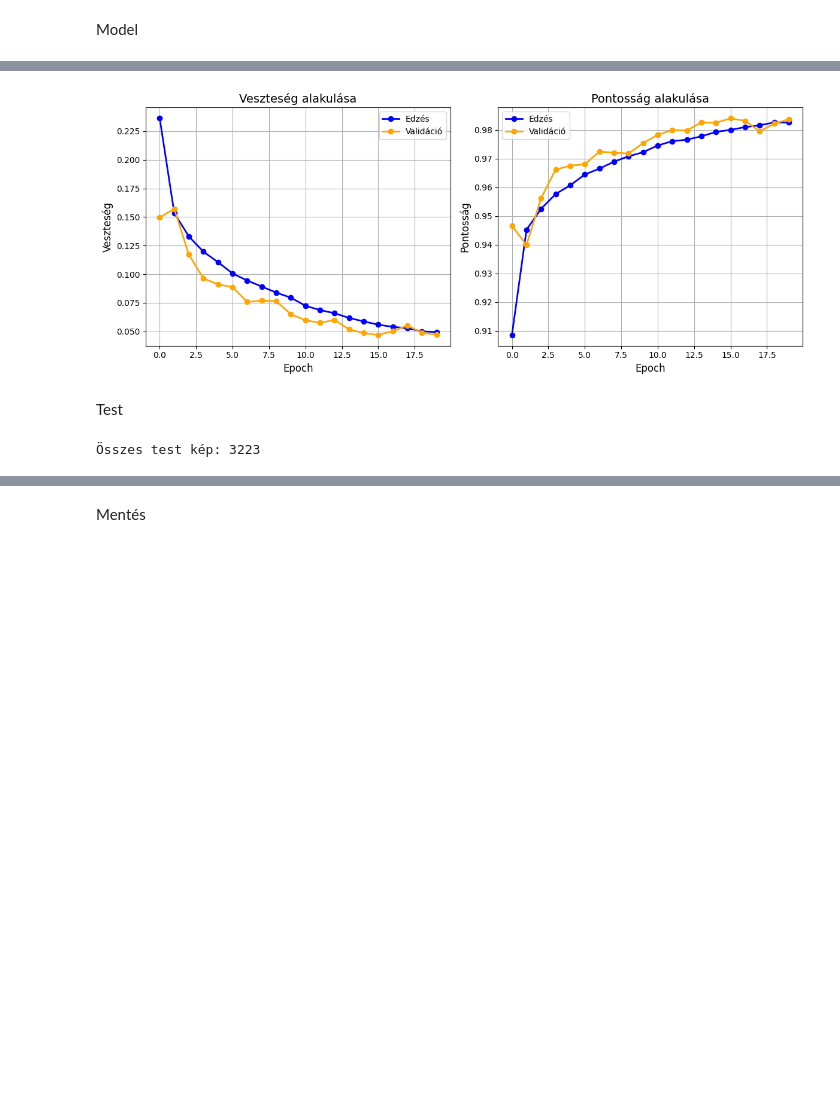
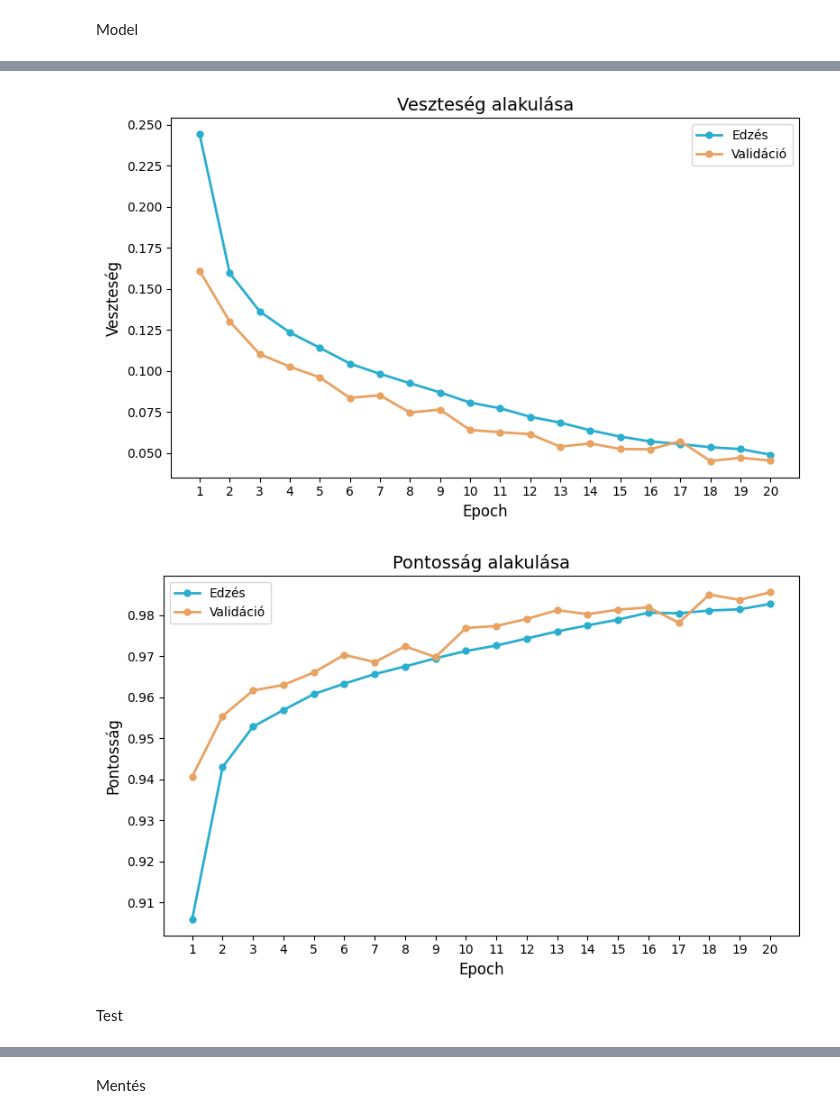
Before and after one commit to szeder1/Szakdolgozat_BSc, a Jupyter notebook: CNN/Model/cnnEyes.ipynb, the cells around one changed output, grey strips where cells are left out. Cells and saved outputs as stored; diff of their text form; code cells hidden in the pictures; blank space fills up the shorter version.

```diff
--- a/CNN/Model/cnnEyes.ipynb
+++ b/CNN/Model/cnnEyes.ipynb
@@ -53,0 +75,9 @@ print("Összes kép:", len(df))
+# %%
+full_df = pd.concat([df, test_df], ignore_index=True)
+
+lab = full_df["label"].value_counts()
+
+labels = lab.index.map({
+    "open_eyes": "Nyitott szemek",
+    "close_eyes": "Zárt szemek"
+})
@@ -57,11 +99,11 @@ Előkészítés
 transform_train = transforms.Compose([
     transforms.Grayscale(num_output_channels=1),
     transforms.Resize((224, 224)),
+    transforms.RandomHorizontalFlip(p=0.5),
+    #transforms.RandomApply([transforms.GaussianBlur(kernel_size=3)], p=0.2),
+    #transforms.RandomApply([transforms.RandomAffine(degrees=0, translate=(0.05, 0.05))], p=0.3),
     transforms.ToTensor(),
-    transforms.Normalize([0.5], [0.5]),
-    transforms.RandomHorizontalFlip(p=0.5)
-    #transforms.RandomApply([transforms.RandomRotation(10)], p=0.5),
-    #transforms.ColorJitter(contrast=0.3, brightness=0.2)
+    transforms.Normalize([0.5], [0.5])
 ])
 
 transform_val = transforms.Compose([
@@ -237,50 +330,34 @@ F1-score: 0.9839
 # %%
-epochs_range = range(num_epochs)
+epochs_range = range(1, num_epochs + 1)
 
-plt.figure(figsize=(12, 5))
-
-plt.subplot(1, 2, 1)
-plt.plot(epochs_range, train_losses, label="Edzés", marker="o", markersize=6, linewidth=2, color='blue')
-plt.plot(epochs_range, val_losses, label="Validáció", marker="o", markersize=6, linewidth=2, color='orange')
+plt.figure(figsize=(8, 5))
+plt.plot(epochs_range, train_losses, label="Edzés", marker="o", markersize=5, linewidth=2, color='#2AAECF')
+plt.plot(epochs_range, val_losses, label="Validáció", marker="o", markersize=5, linewidth=2, color='#E8A262')
 plt.xlabel("Epoch", fontsize=12)
 plt.ylabel("Veszteség", fontsize=12)
 plt.title("Veszteség alakulása", fontsize=14)
 plt.legend(fontsize=10)
-plt.grid(True)
+plt.xticks(ticks=epochs_range)
+#plt.grid(True)
+plt.tight_layout()
+plt.show()
 
-plt.subplot(1, 2, 2)
-plt.plot(epochs_range, train_accuracies, label="Edzés", marker="o", markersize=6, linewidth=2, color='blue')
-plt.plot(epochs_range, val_accuracies, label="Validáció", marker="o", markersize=6, linewidth=2, color='orange')
+plt.figure(figsize=(8, 5))
+plt.plot(epochs_range, train_accuracies, label="Edzés", marker="o", markersize=5, linewidth=2, color='#2AAECF')
+plt.plot(epochs_range, val_accuracies, label="Validáció", marker="o", markersize=5, linewidth=2, color='#E8A262')
 plt.xlabel("Epoch", fontsize=12)
 plt.ylabel("Pontosság", fontsize=12)
 plt.title("Pontosság alakulása", fontsize=14)
 plt.legend(fontsize=10)
-plt.grid(True)
-
+plt.xticks(ticks=epochs_range)
+#plt.grid(True)
 plt.tight_layout()
 plt.show()
 # %% [output]
-[figure, old version]
+[figure, new version]
+[figure, added]
 # %% [markdown]
 Test
-# %%
-test_data_dir = Path("../test")
-test_subfolders = ["close_eyes", "open_eyes"]
-
-test_files = []
-for label in test_subfolders:
-    folder = test_data_dir / label
-    if not folder.exists():
-        print(f"Mappa nem található: {folder}")
-        continue
-    for file in folder.iterdir():
-        if file.suffix.lower() in ['.jpg', '.jpeg', '.png']:
-            test_files.append((str(file.resolve()), label))
-
-test_df = pd.DataFrame(test_files, columns=["filepath", "label"])
-print("Összes test kép:", len(test_df))
-# %% [output]
-Összes test kép: 3223
 # %%
 test_dataset = EyesDataset(test_df, transform=transform_val)
 test_loader = DataLoader(test_dataset, batch_size=BATCH, shuffle=False, num_workers=0, pin_memory=True)
```
Also changed, not shown: parts of 13 cells of this notebook.
